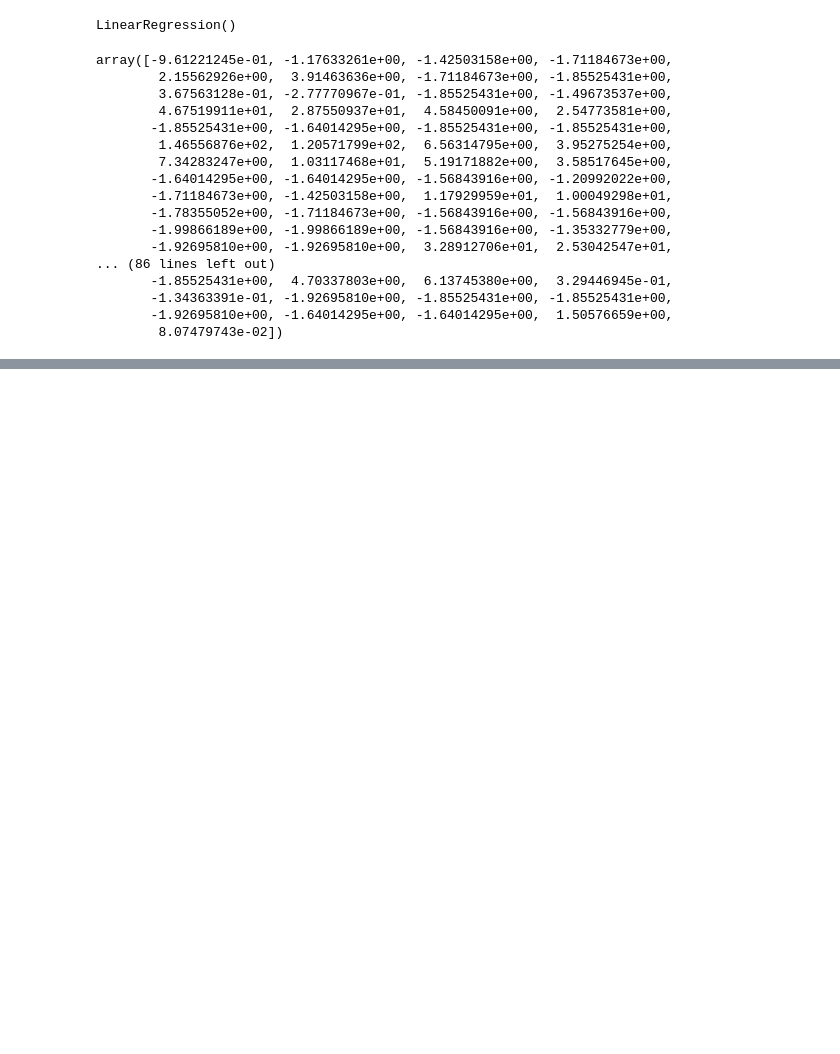
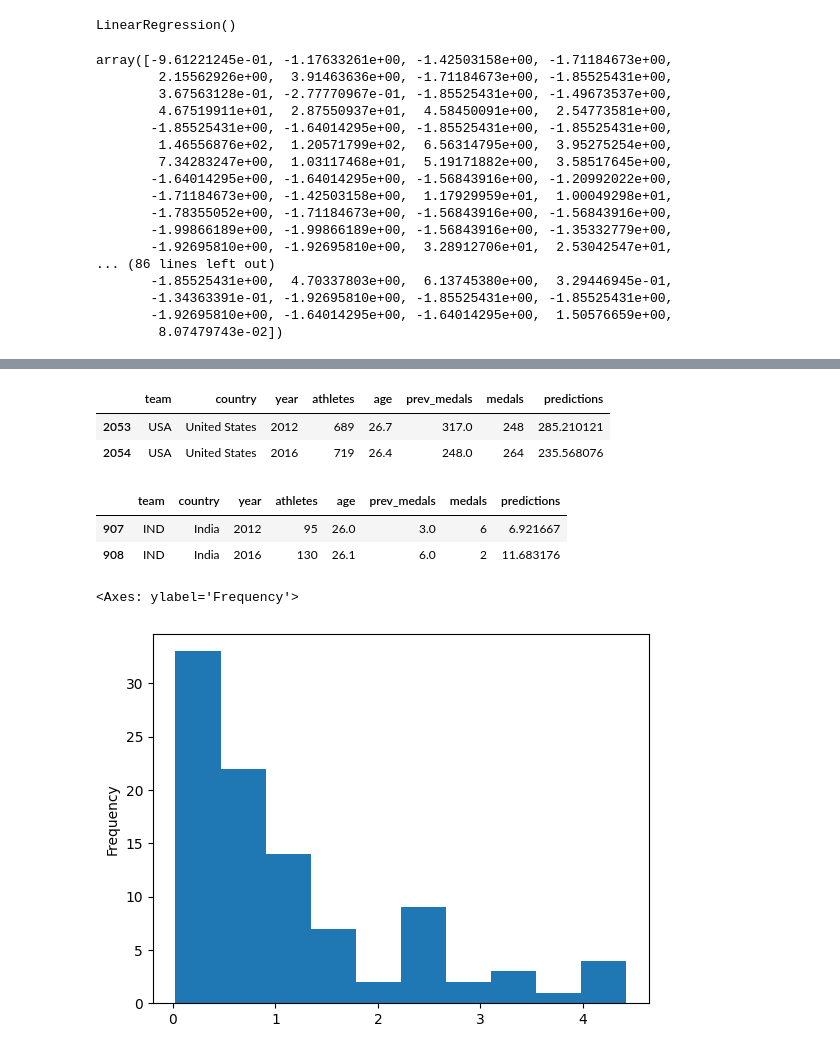
Before and after one commit to adwibha/ML-Olympics, a Jupyter notebook: code.ipynb, the cells around one changed output, grey strips where cells are left out. Drawn from its saved outputs; the diff is of its cells as text; code cells hidden in the pictures; blank space fills up the shorter version.

```diff
--- a/code.ipynb
+++ b/code.ipynb
@@ -159,0 +201,28 @@ array([-9.61221245e-01, -1.17633261e+00, -1.42503158e+00, -1.71184673e+00,
+# %%
+test["predictions"] = predictions
+# %%
+test[test["team"] == "USA"]
+# %% [output]
+|  | team | country | year | athletes | age | prev_medals | medals | predictions |
+| 2053 | USA | United States | 2012 | 689 | 26.7 | 317.0 | 248 | 285.210121 |
+| 2054 | USA | United States | 2016 | 719 | 26.4 | 248.0 | 264 | 235.568076 |
+# %%
+test[test["team"] == "IND"]
+# %% [output]
+|  | team | country | year | athletes | age | prev_medals | medals | predictions |
+| 907 | IND | India | 2012 | 95 | 26.0 | 3.0 | 6 | 6.921667 |
+| 908 | IND | India | 2016 | 130 | 26.1 | 6.0 | 2 | 11.683176 |
+# %%
+errors = (test["medals"] - predictions).abs()
+# %%
+error_by_team = errors.groupby(test["team"]).mean()
+medals_by_team = test["medals"].groupby(test["team"]).mean()
+error_ratio =  error_by_team / medals_by_team
+# %%
+import numpy as np
+error_ratio = error_ratio[np.isfinite(error_ratio)]
+# %%
+error_ratio.plot.hist()
+# %% [output]
+<Axes: ylabel='Frequency'>
+[figure, added]
```
Also changed, not shown: parts of 8 cells of this notebook, 1 other file.
